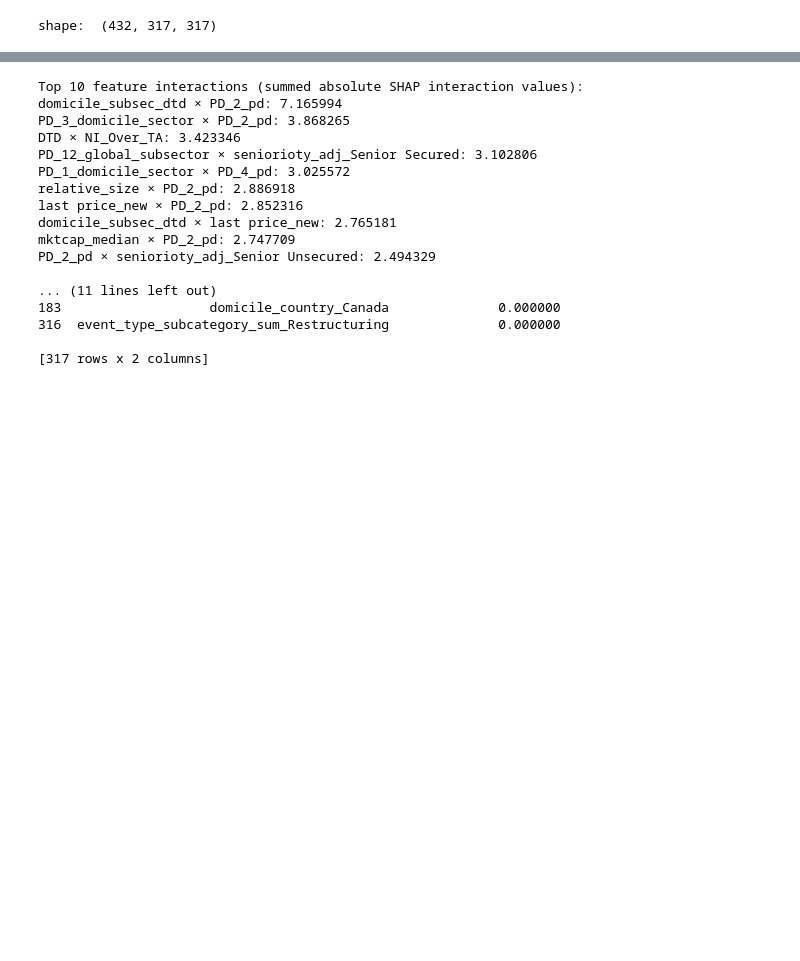
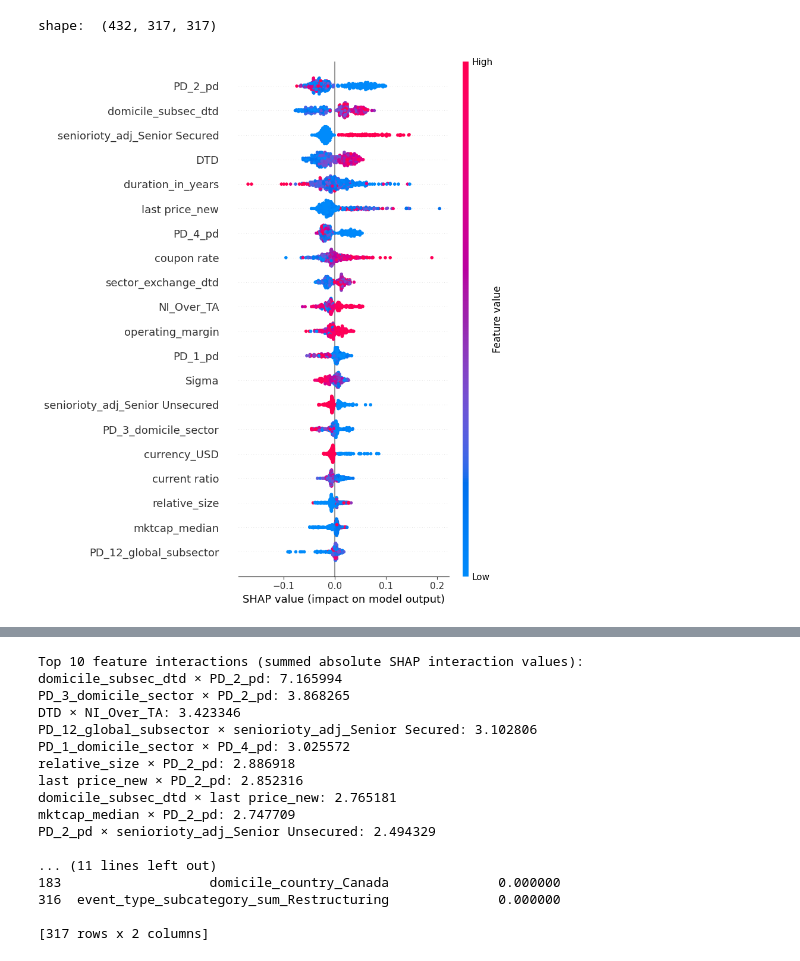
Before and after one commit to hoanguyen94/Recovery-rate-prediction, a Jupyter notebook: src/XGBoost.ipynb, the cells around one changed output, grey strips where cells are left out. Saved outputs shown, nothing was run; the diff lists cells and outputs as text; code cells hidden in the pictures; blank space fills up the shorter version.

```diff
--- a/src/XGBoost.ipynb
+++ b/src/XGBoost.ipynb
@@ -342,3 +352,7 @@ shap_interaction_values = explainer.shap_interaction_values(test_ft_scaled_df)
 print(f"shape: ", shap_interaction_values.shape)
 # %% [output]
 shape:  (432, 317, 317)
+# %%
+shap.summary_plot(shap_values, test_ft_scaled_df)
+# %% [output]
+[figure, added]
```
Also changed, not shown: parts of 7 cells of this notebook, 30 other files.
